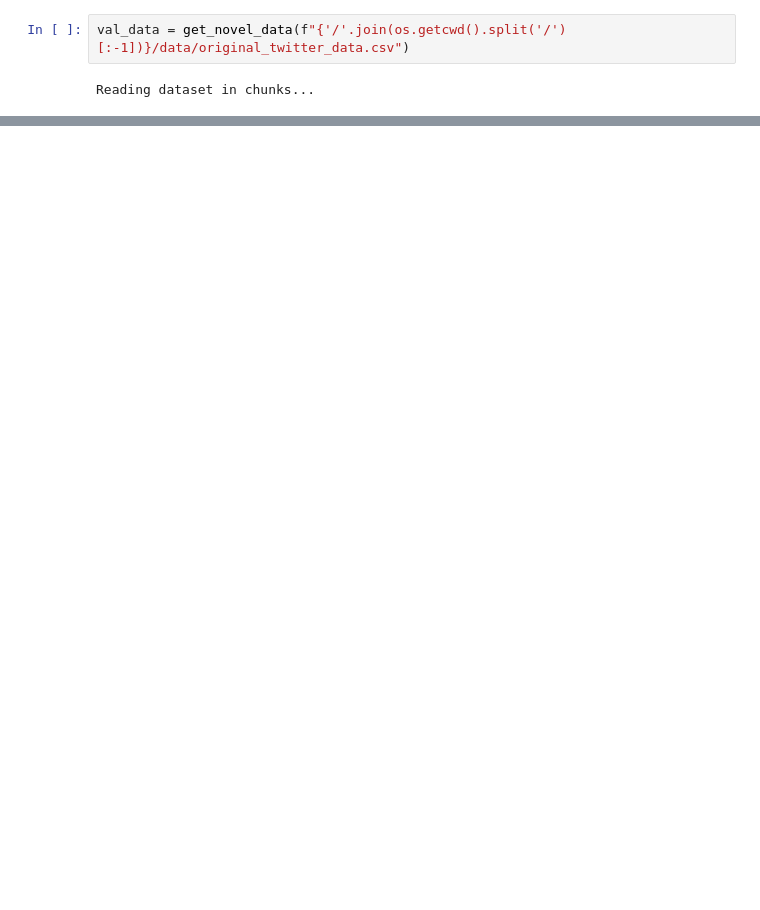
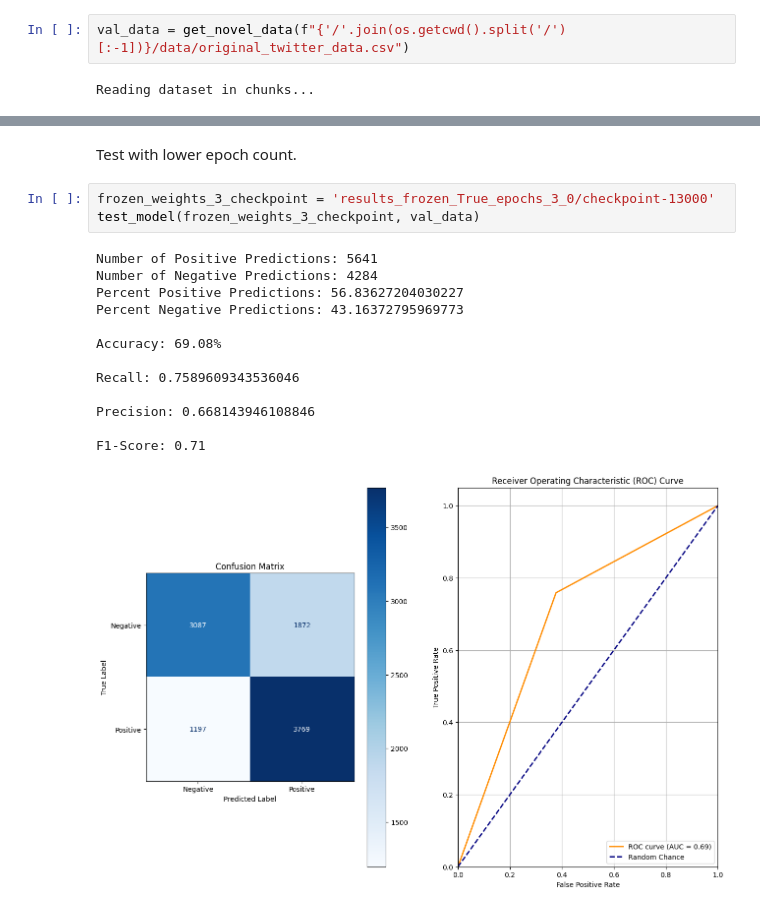
Before and after one commit to rcwaterman/DSE6212, a Jupyter notebook: Project/Preliminary Results/model_testing.ipynb, the cells around one changed output, grey strips where cells are left out. Saved outputs shown, nothing was run; the diff lists cells and outputs as text; blank space fills up the shorter version.

```diff
--- a/Project/Preliminary Results/model_testing.ipynb
+++ b/Project/Preliminary Results/model_testing.ipynb
@@ -556,0 +607,19 @@ F1-Score: 0.82
+# %% [markdown]
+Test with lower epoch count.
+# %%
+frozen_weights_3_checkpoint = 'results_frozen_True_epochs_3_0/checkpoint-13000'
+test_model(frozen_weights_3_checkpoint, val_data)
+# %% [output]
+Number of Positive Predictions: 5641
+Number of Negative Predictions: 4284
+Percent Positive Predictions: 56.83627204030227
+Percent Negative Predictions: 43.16372795969773
+
+Accuracy: 69.08%
+
+Recall: 0.7589609343536046
+
+Precision: 0.668143946108846
+
+F1-Score: 0.71
+[figure, added]
```
Also changed, not shown: parts of 29 cells of this notebook.
